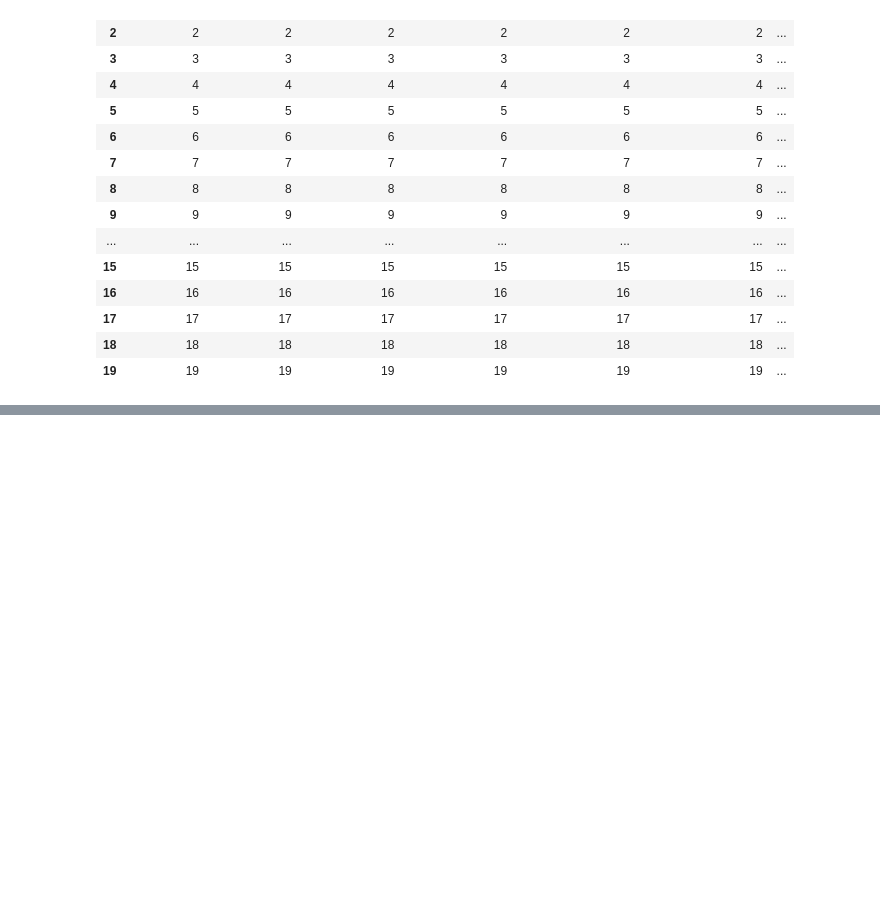
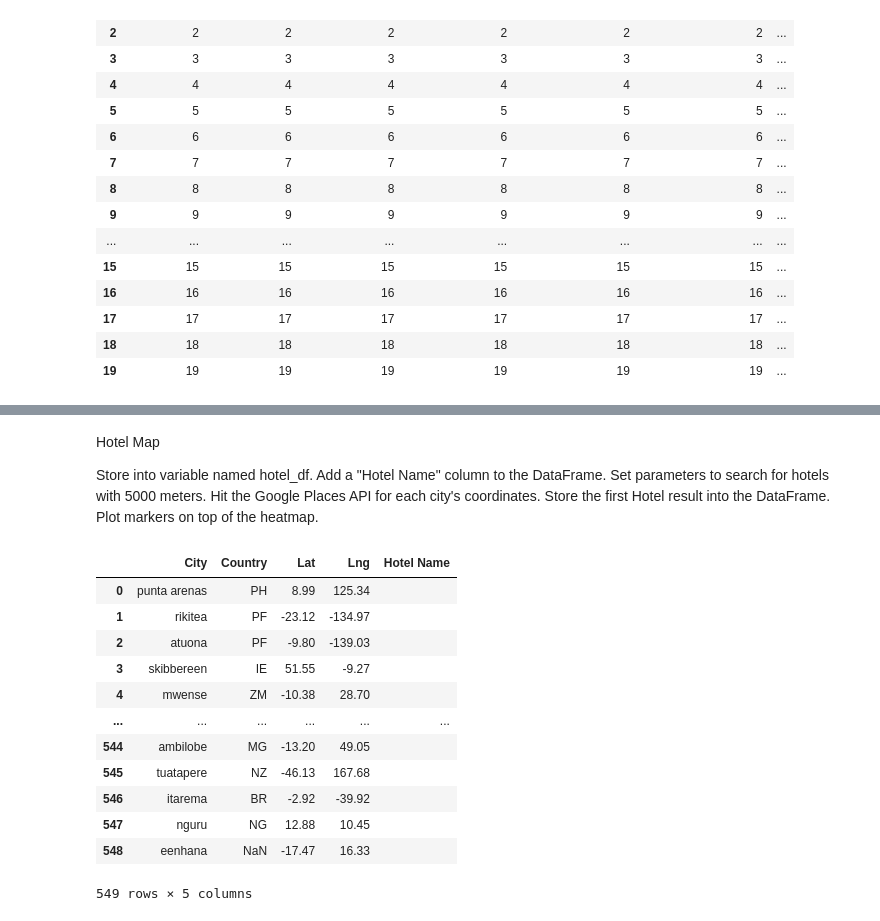
Before and after one commit to pharmon9847/python-api-challenge, a Jupyter notebook: VacationPy/VacationPyMain.ipynb, the cells around one changed output, grey strips where cells are left out. Cells and saved outputs as stored; diff of their text form; code cells hidden in the pictures; blank space fills up the shorter version.

```diff
--- a/VacationPy/VacationPyMain.ipynb
+++ b/VacationPy/VacationPyMain.ipynb
@@ -60,0 +125,29 @@ Plot markers on top of the heatmap.
+# %% [markdown]
+ Hotel Map
+
+Store into variable named hotel_df.
+Add a "Hotel Name" column to the DataFrame.
+Set parameters to search for hotels with 5000 meters.
+Hit the Google Places API for each city's coordinates.
+Store the first Hotel result into the DataFrame.
+Plot markers on top of the heatmap.
+# %%
+hotel_df = pd.DataFrame(weather_data, columns=["City", "Country", "Lat", "Lng"])
+
+hotel_df["Hotel Name"] = ""
+# hotel_df["Coordinates"]=""
+hotel_df
+# %% [output]
+|  | City | Country | Lat | Lng | Hotel Name |
+| 0 | punta arenas | PH | 8.99 | 125.34 |  |
+| 1 | rikitea | PF | -23.12 | -134.97 |  |
+| 2 | atuona | PF | -9.80 | -139.03 |  |
+| 3 | skibbereen | IE | 51.55 | -9.27 |  |
+| 4 | mwense | ZM | -10.38 | 28.70 |  |
+| ... | ... | ... | ... | ... | ... |
+| 544 | ambilobe | MG | -13.20 | 49.05 |  |
+| 545 | tuatapere | NZ | -46.13 | 167.68 |  |
+| 546 | itarema | BR | -2.92 | -39.92 |  |
+| 547 | nguru | NG | 12.88 | 10.45 |  |
+| 548 | eenhana | NaN | -17.47 | 16.33 |  |
+549 rows × 5 columns
```
Also changed, not shown: parts of 13 cells of this notebook, 1 other file.
